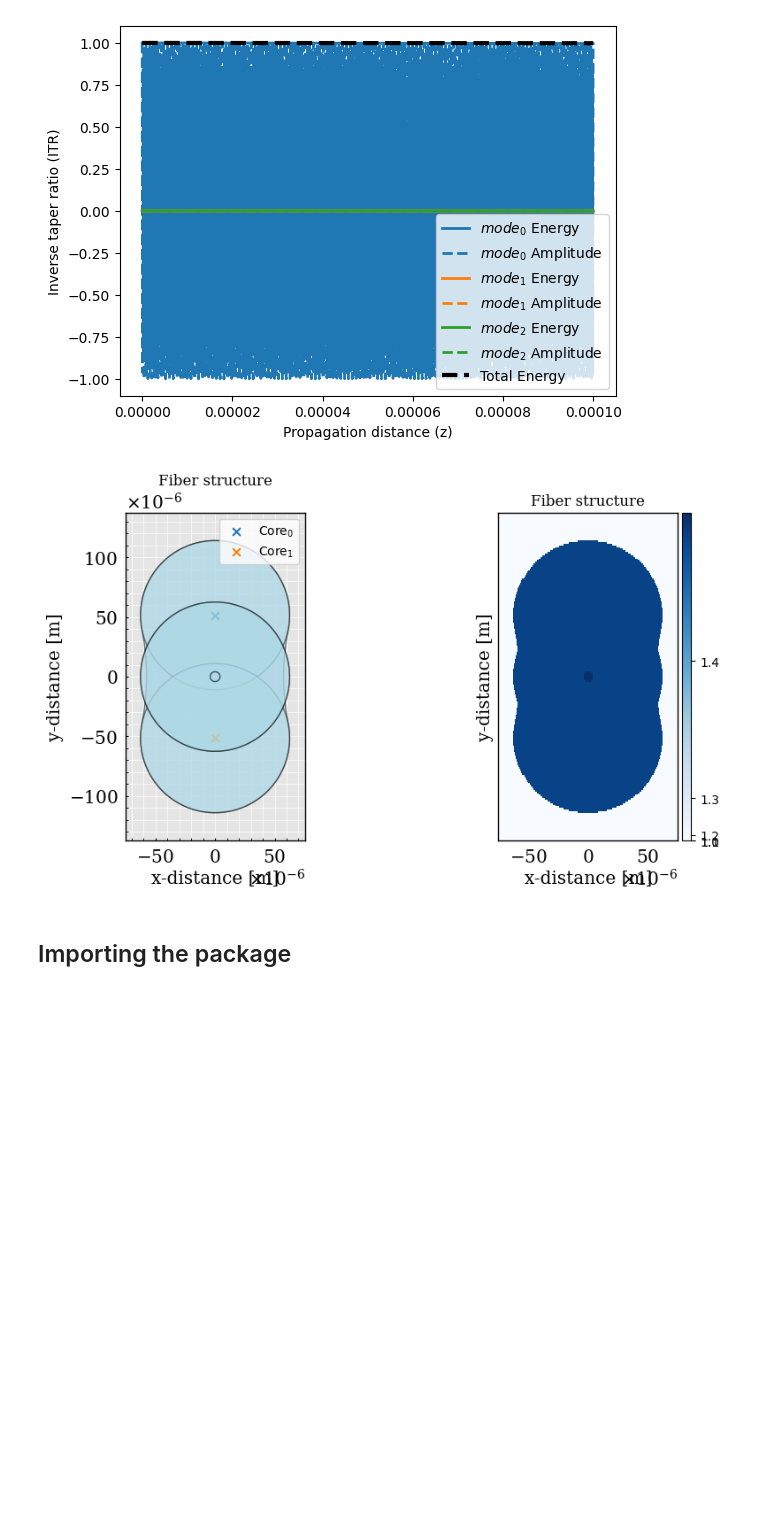
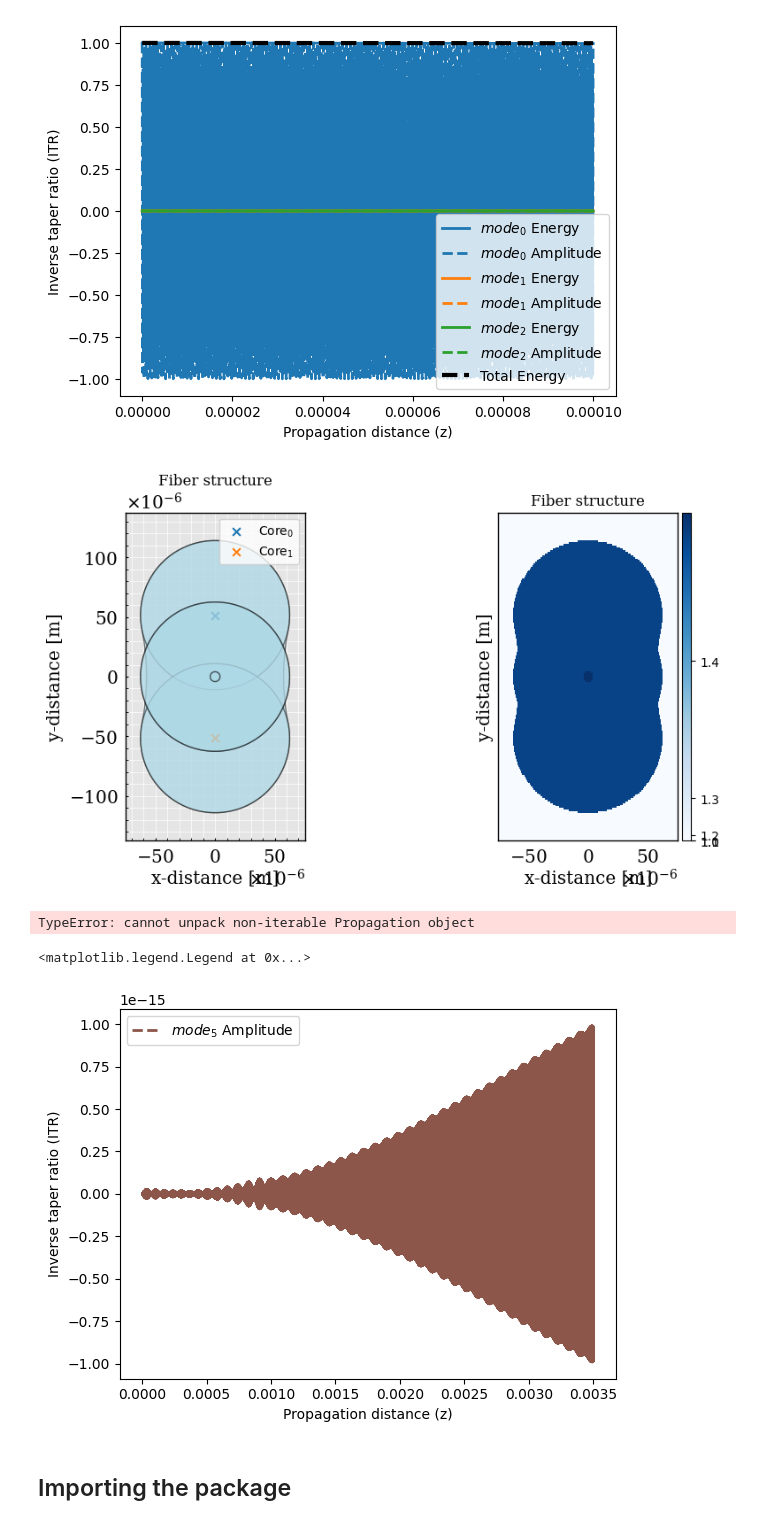
Before and after one commit to kabume/Bast, a Jupyter notebook: notebook.ipynb, the cells around one changed output. Cells and saved outputs as stored; diff of their text form; code cells hidden in the pictures; blank space fills up the shorter version.

```diff
--- a/notebook.ipynb
+++ b/notebook.ipynb
@@ -231,7 +231,7 @@ profile.add_taper_segment(
 
 profile.initialize()
 
-amplitudes, z, _ = workflow.superset.propagate(
+propagation = workflow.superset.propagate(
     profile=profile,
     initial_amplitude=[1, 0, 0, 0, 0, 0],
     add_coupling = True,
@@ -239,6 +239,41 @@ amplitudes, z, _ = workflow.superset.propagate(
 )
 # %% [output]
 [figure]
+TypeError: cannot unpack non-iterable Propagation object
+# %%
+profile = AlphaProfile(symmetric=False, add_end_of_taper_section=True)
+
+profile.add_taper_segment(
+    alpha=0,
+    initial_heating_length=5e-3,
+    stretching_length=2e-3,
+)
+
+profile.initialize()
+
+propagation = workflow.superset.propagate(
+    profile=profile,
+    initial_amplitude=[1, 0, 0, 0, 0, 0],
+    add_coupling = True,
+    max_step = workflow.superset.wavelength / 400
+)
+# %%
+import matplotlib.pyplot as plt
+sub_sampling = 2
+fig, ax = plt.subplots()
+ax.set(
+    xlabel='Propagation distance (z)',
+    ylabel='Inverse taper ratio (ITR)'
+)
+
+x_values = propagation.distance[::sub_sampling]
+
+y_amplitude = propagation.amplitudes[3, ::sub_sampling].real
+ax.plot(x_values, y_amplitude, label=f'{mode.stylized_label} Amplitude', linewidth=2.0, linestyle='--', color=color)
+ax.legend()
+# %% [output]
+<matplotlib.legend.Legend at 0x...>
+[figure, added]
 # %% [markdown]
 ## Importing the package
 # %%
```
